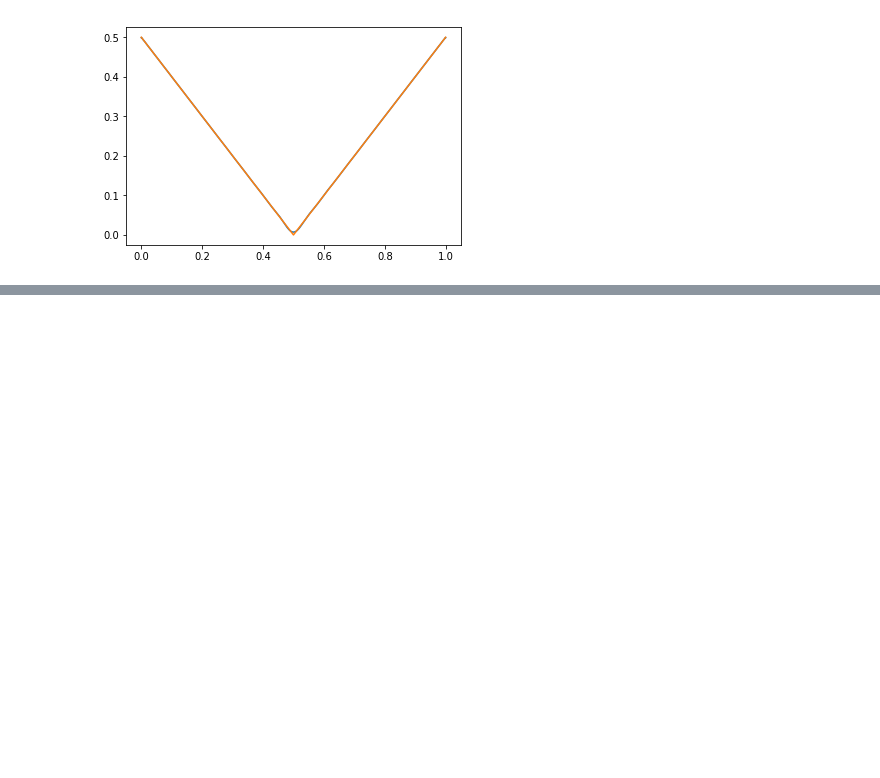
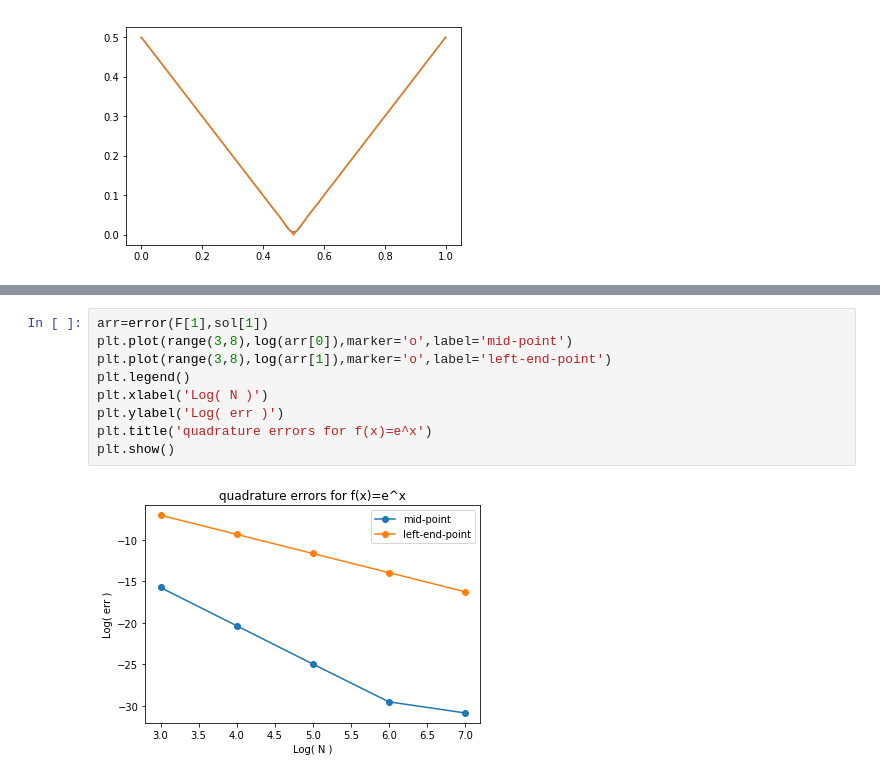
Before and after one commit to cpacilio/P1.4_seed, a Jupyter notebook: my_notebooks/quadrature.ipynb, the cells around one changed output, grey strips where cells are left out. Drawn from its saved outputs; the diff is of its cells as text; blank space fills up the shorter version.

```diff
--- a/my_notebooks/quadrature.ipynb
+++ b/my_notebooks/quadrature.ipynb
@@ -64,0 +112,11 @@ plot(x,my_fun(x))
+# %%
+arr=error(F[1],sol[1])
+plt.plot(range(3,8),log(arr[0]),marker='o',label='mid-point')
+plt.plot(range(3,8),log(arr[1]),marker='o',label='left-end-point')
+plt.legend()
+plt.xlabel('Log( N )')
+plt.ylabel('Log( err )')
+plt.title('quadrature errors for f(x)=e^x')
+plt.show()
+# %% [output]
+[figure, added]
```
Also changed, not shown: parts of 4 cells of this notebook.
